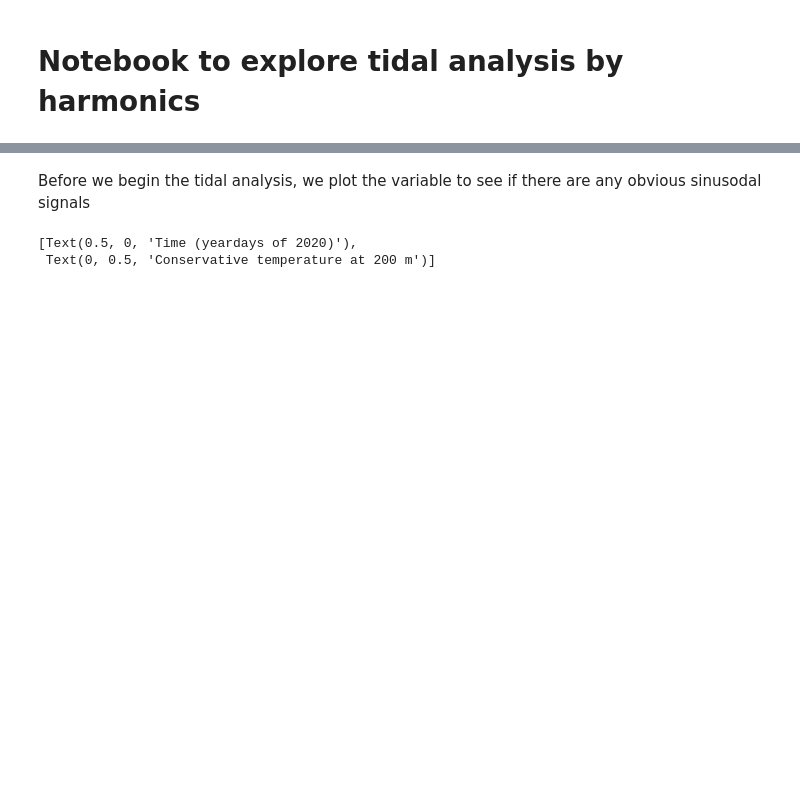
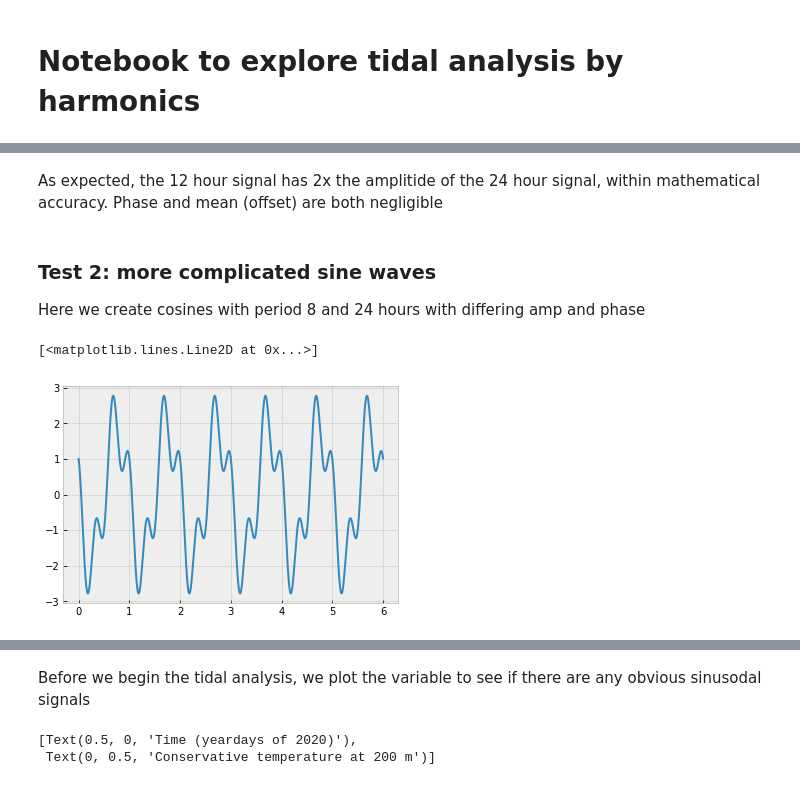
Before and after one commit to callumrollo/quick_tidal_analysis, a Jupyter notebook: Explore.ipynb, the cells around one changed output, grey strips where cells are left out. Drawn from its saved outputs; the diff is of its cells as text; code cells hidden in the pictures; blank space fills up the shorter version.

```diff
--- a/Explore.ipynb
+++ b/Explore.ipynb
@@ -10,0 +39,13 @@ from scipy.optimize import leastsq
+# %% [markdown]
+As expected, the 12 hour signal has 2x the amplitide of the 24 hour signal, within mathematical accuracy. Phase and mean (offset) are both negligible
+# %% [markdown]
+### Test 2: more complicated sine waves
+
+Here we create cosines with period 8 and 24 hours with differing amp and phase
+# %%
+t = np.arange(0,6,0.001)
+x = np.cos((2*np.pi*t)*3) + 2 * np.cos((2*np.pi*t)+np.pi/2)
+plt.plot(t,x)
+# %% [output]
+[<matplotlib.lines.Line2D at 0x...>]
+[figure, added]
```
Also changed, not shown: parts of 44 cells of this notebook, 4 other files.
